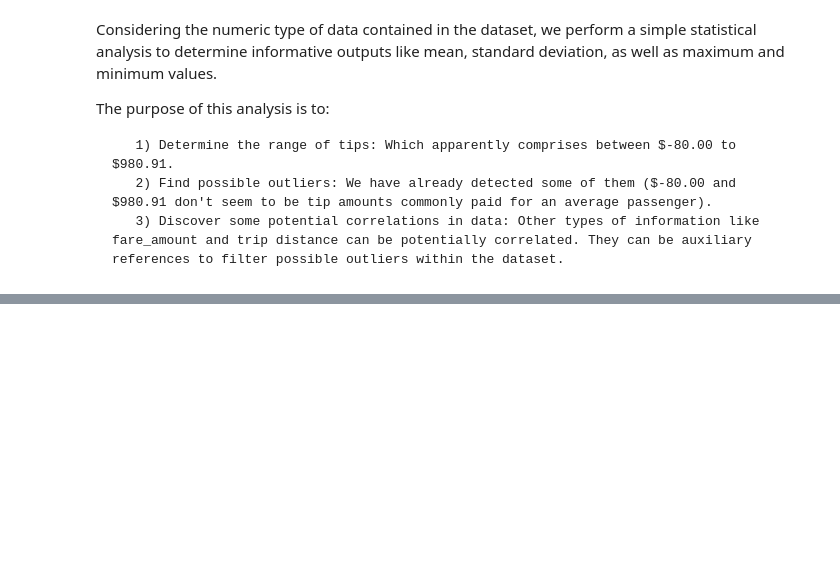
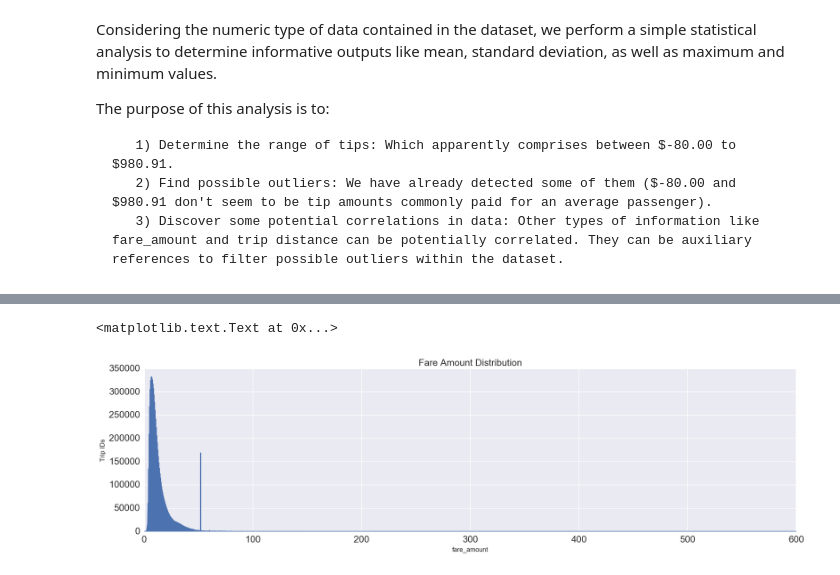
Before and after one commit to Riccocez/NYC-Taxi-Tips, a Jupyter notebook: 1. Analysis & Planning Stage.ipynb, the cells around one changed output, grey strips where cells are left out. Drawn from its saved outputs; the diff is of its cells as text; code cells hidden in the pictures; blank space fills up the shorter version.

```diff
--- a/1. Analysis & Planning Stage.ipynb
+++ b/1. Analysis & Planning Stage.ipynb
@@ -181,0 +171,7 @@ len(data_filter_3)
+# %%
+axes_fare = filtered_data.groupby(['fare_amount'] ).size().plot(kind='line', figsize=(20,5), fontsize = 16)
+axes_fare.set_title('Fare Amount Distribution', fontsize = 16)
+axes_fare.set_ylabel('Trip IDs')
+# %% [output]
+<matplotlib.text.Text at 0x...>
+[figure, added]
```
Also changed, not shown: parts of 69 cells of this notebook.
